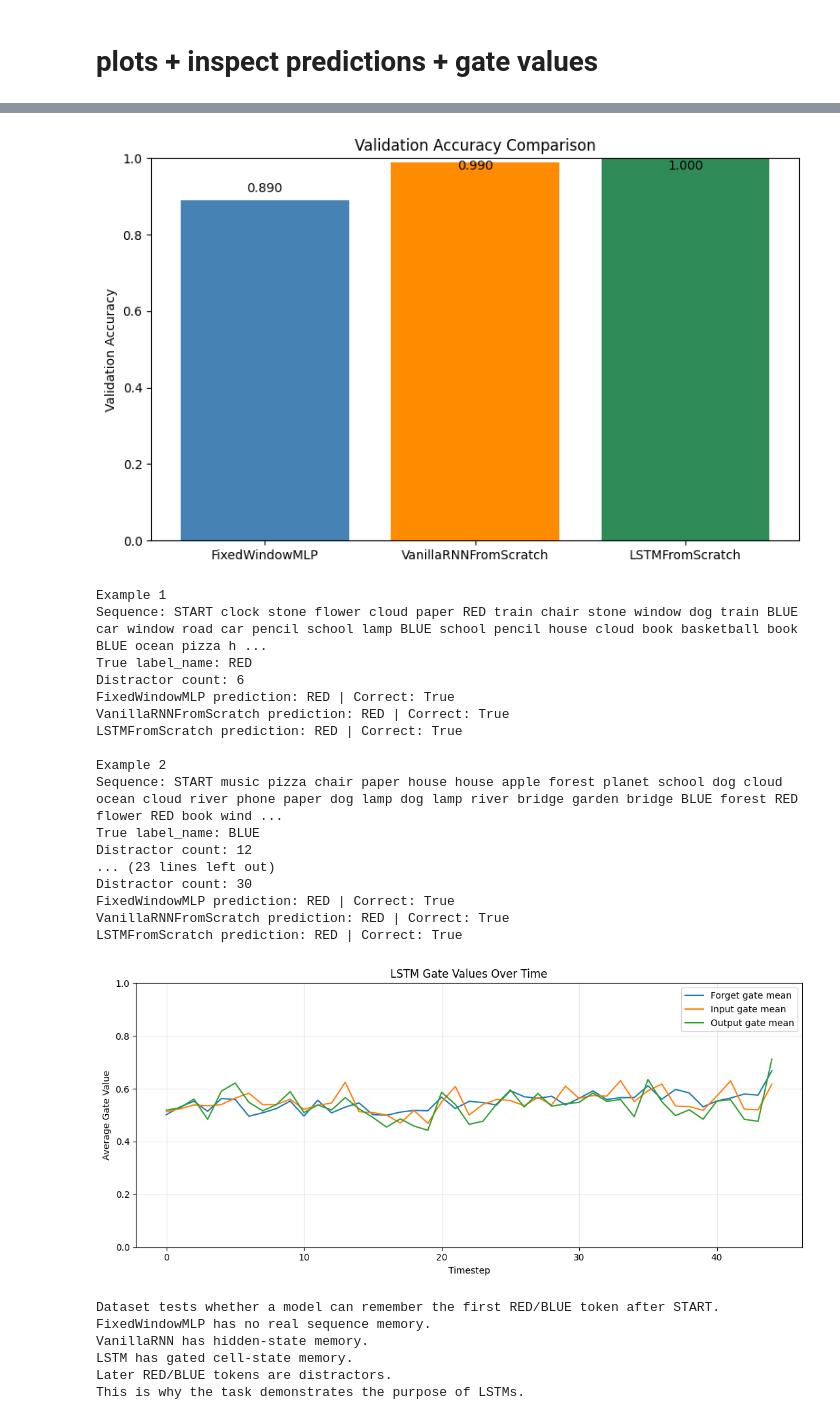
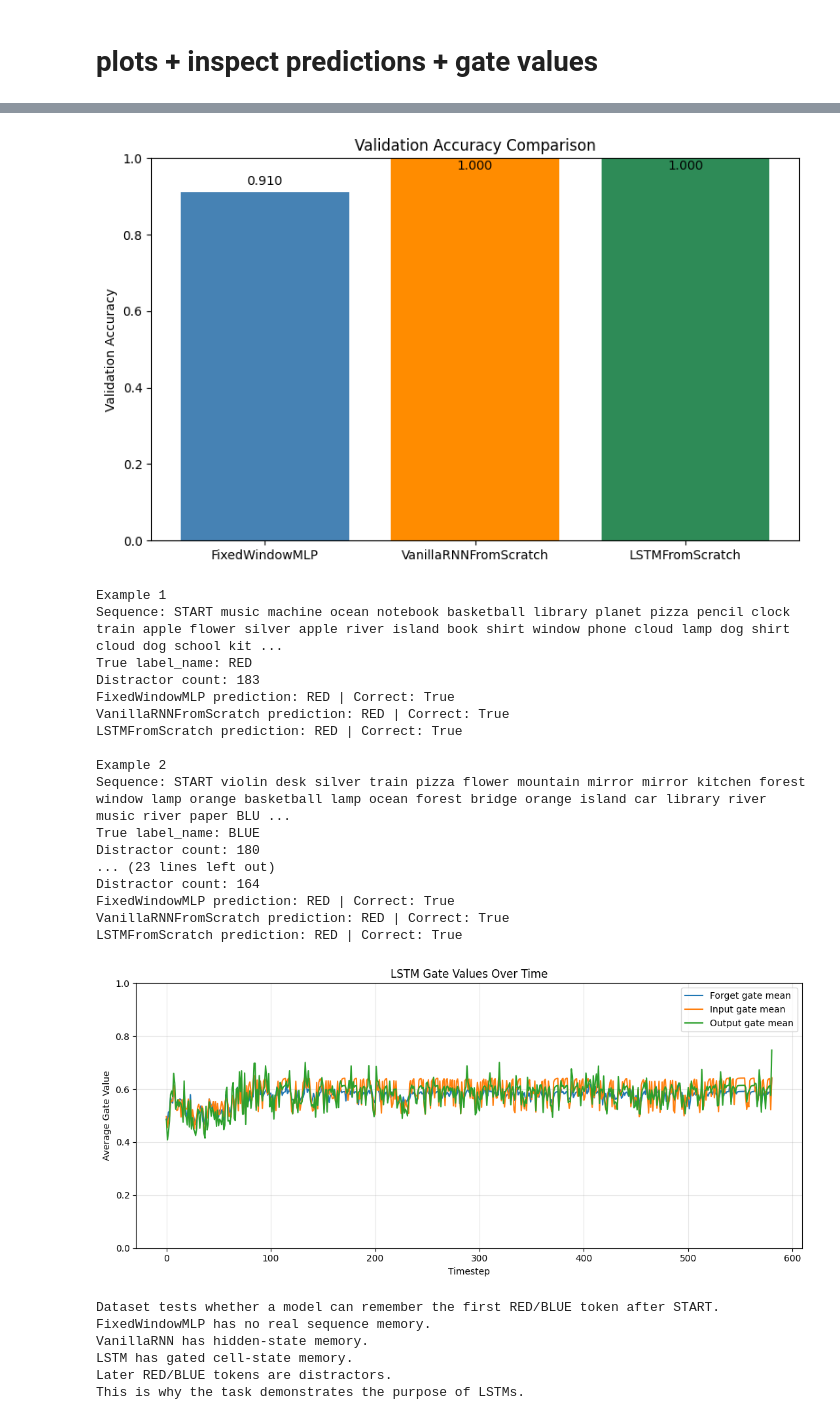
Before and after one commit to Punicbyte/LSTM-and-RNN-Reinvention, a Jupyter notebook: lstm-and-rnn-reinvention.ipynb, the cells around one changed output, grey strips where cells are left out. Drawn from its saved outputs; the diff is of its cells as text; code cells hidden in the pictures.

Commit message:
Now sequence is much longer. Still RNN does well

```diff
--- a/lstm-and-rnn-reinvention.ipynb
+++ b/lstm-and-rnn-reinvention.ipynb
@@ -51,7 +52,7 @@ print("Device:", device)
 Device: cuda
 # %%
 csv_files = glob.glob(
-    "/kaggle/input/datasets/punicbyte/synthetic-memory-bigger/synthetic_memory_500_harder.csv",
+    "/kaggle/input/datasets/punicbyte/500-very-long/synthetic_memory_500_very_long(1).csv",
     recursive=True
 )
 
@@ -130,7 +131,7 @@ Vocabulary size: 35
 Train count: 400
 Validation count: 100
 # %%
-batch_size = 32
+batch_size = 16
 
 train_dataset = TensorDataset(X_train, y_train)
 val_dataset = TensorDataset(X_val, y_val)
@@ -747,7 +748,7 @@ for bar, accuracy in zip(bars, validation_accuracies):
 plt.tight_layout()
 plt.show()
 # %% [output]
-[figure, old version]
+[figure, new version]
 # %%
 def inspect_predictions(
     models_dict,
@@ -810,19 +811,19 @@ inspect_predictions(
 )
 # %% [output]
 Example 1
-Sequence: START clock stone flower cloud paper RED train chair stone window dog train BLUE car window road car pencil school lamp BLUE school pencil house cloud book basketball book BLUE ocean pizza h ...
+Sequence: START music machine ocean notebook basketball library planet pizza pencil clock train apple flower silver apple river island book shirt window phone cloud lamp dog shirt cloud dog school kit ...
 True label_name: RED
-Distractor count: 6
+Distractor count: 183
 FixedWindowMLP prediction: RED | Correct: True
 VanillaRNNFromScratch prediction: RED | Correct: True
 LSTMFromScratch prediction: RED | Correct: True
 
 Example 2
-Sequence: START music pizza chair paper house house apple forest planet school dog cloud ocean cloud river phone paper dog lamp dog lamp river bridge garden bridge BLUE forest RED flower RED book wind ...
+Sequence: START violin desk silver train pizza flower mountain mirror mirror kitchen forest window lamp orange basketball lamp ocean forest bridge orange island car library river music river paper BLU ...
 True label_name: BLUE
-Distractor count: 12
+Distractor count: 180
 ... (23 lines left out)
-Distractor count: 30
+Distractor count: 164
 FixedWindowMLP prediction: RED | Correct: True
 VanillaRNNFromScratch prediction: RED | Correct: True
 LSTMFromScratch prediction: RED | Correct: True
@@ -853,35 +854,35 @@ forget_gate_mean = (
 )
 input_gate_mean = (
     gate_values["input_gates"]
     .mean(dim=2)
     .squeeze(0)
     .cpu()
     .numpy()
 )
 output_gate_mean = (
     gate_values["output_gates"]
     .mean(dim=2)
     .squeeze(0)
     .cpu()
     .numpy()
 )
 
-timesteps = range(len(example_tokens))
+timesteps = range(forget_gate_mean.shape[0])
 
 plt.figure(figsize=(11, 5))
 plt.plot(timesteps, forget_gate_mean, label="Forget gate mean")
 plt.plot(timesteps, input_gate_mean, label="Input gate mean")
 plt.plot(timesteps, output_gate_mean, label="Output gate mean")
 plt.xlabel("Timestep")
 plt.ylabel("Average Gate Value")
 plt.title("LSTM Gate Values Over Time")
 plt.ylim(0, 1)
 plt.legend()
 plt.grid(alpha=0.3)
 plt.tight_layout()
 plt.show()
 # %% [output]
-[figure, old version]
+[figure, new version]
 # %%
 print(
     "Dataset tests whether a model can remember the first "
```
Also changed, not shown: parts of 13 cells of this notebook.
